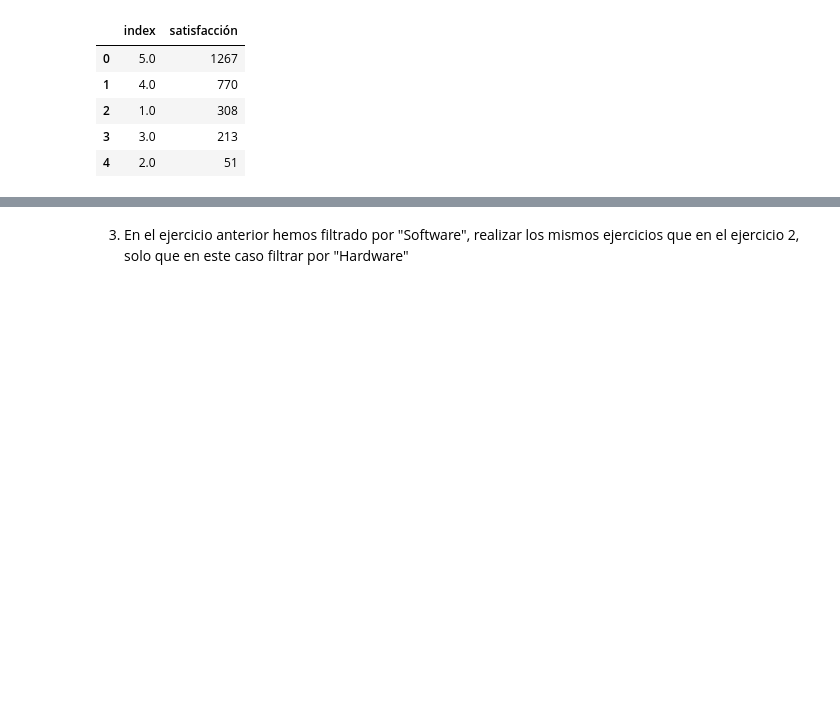
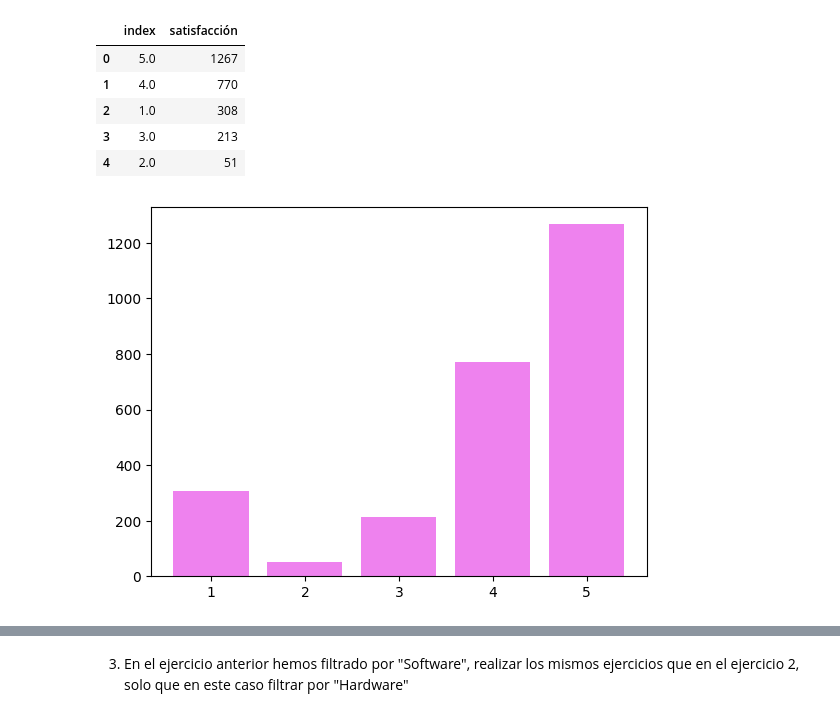
Before and after one commit to Adalab/promo-d-da-modulo2-sprint1-lorena-ana, a Jupyter notebook: MATPLOTLIB/pair_programming_matplotlib1.ipynb, the cells around one changed output, grey strips where cells are left out. Saved outputs shown, nothing was run; the diff lists cells and outputs as text; code cells hidden in the pictures; blank space fills up the shorter version.

```diff
--- a/MATPLOTLIB/pair_programming_matplotlib1.ipynb
+++ b/MATPLOTLIB/pair_programming_matplotlib1.ipynb
@@ -135,3 +87,9 @@ df_filtro_satisfaccion_sf
 | 2 | 1.0 | 308 |
 | 3 | 3.0 | 213 |
 | 4 | 2.0 | 51 |
+# %%
+plt.figure()
+plt.bar(df_filtro_satisfaccion_sf['index'], df_filtro_satisfaccion_sf['satisfacción'], color = 'violet')
+plt.show()
+# %% [output]
+[figure, added]
```
Also changed, not shown: parts of 15 cells of this notebook, 4 other files.
